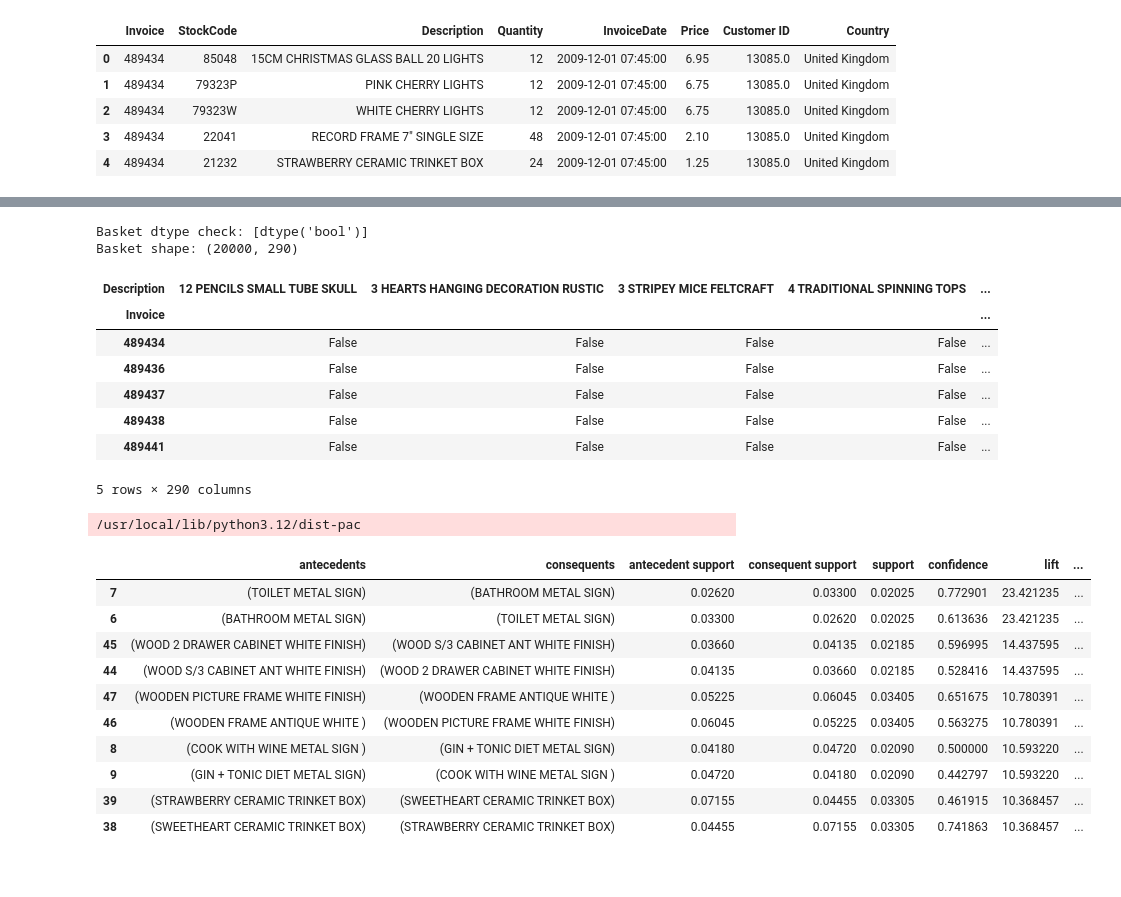
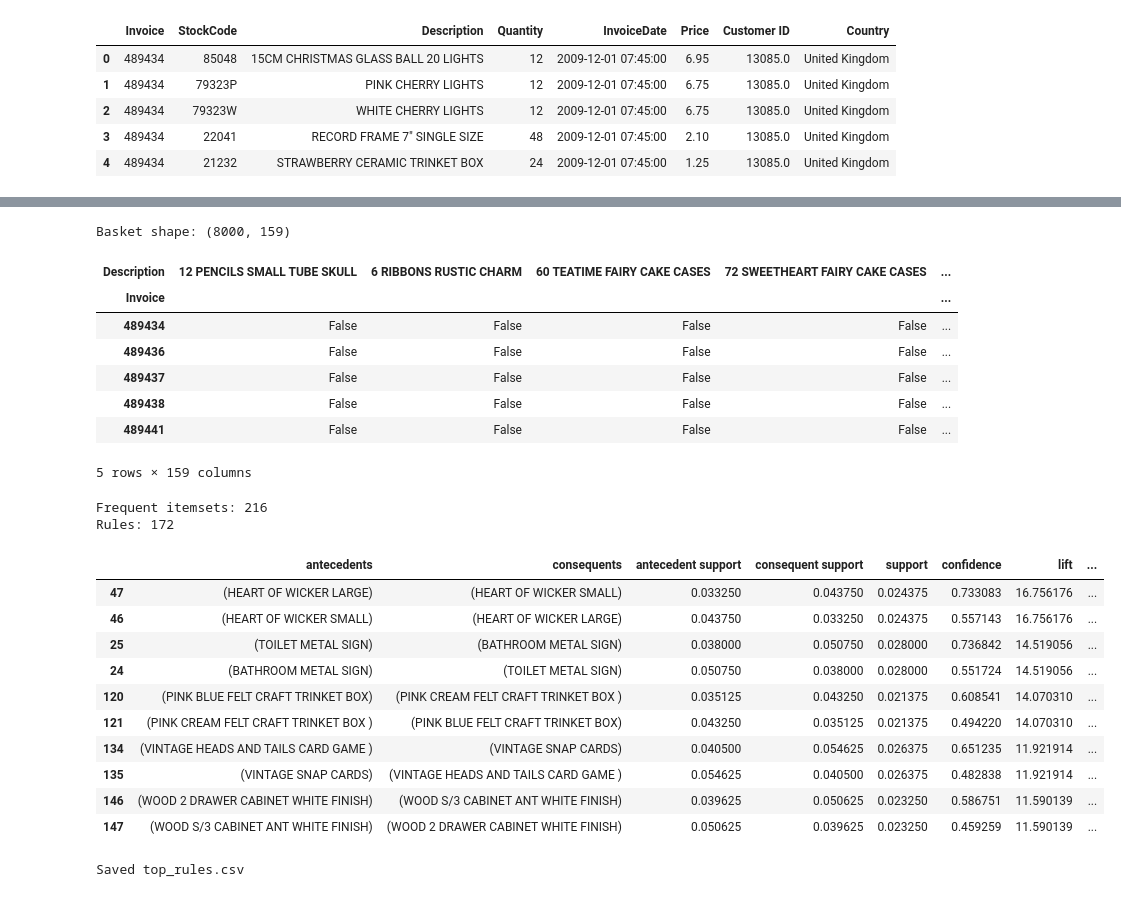
Before and after one commit to Sedat8kk/cs4412-pattern-discovery-retail, a Jupyter notebook: notebooks/M2_analysis.ipynb, the cells around one changed output, grey strips where cells are left out. Cells and saved outputs as stored; diff of their text form; code cells hidden in the pictures.

```diff
--- a/notebooks/M2_analysis.ipynb
+++ b/notebooks/M2_analysis.ipynb
@@ -163,0 +72,28 @@ unique products: 290
+# %%
+import pandas as pd
+
+# Load dataset
+df = pd.read_csv("online_retail_II.csv", encoding="ISO-8859-1")
+df["Invoice"] = df["Invoice"].astype(str)
+
+# Basic cleaning
+df = df.dropna(subset=["Invoice", "Description", "Country"])
+df = df[~df["Invoice"].str.startswith("C")]   # remove cancellations
+df = df[df["Quantity"] > 0]                   # valid quantity
+df = df[df["Price"] > 0]                      # valid price
+
+# Reduce size (preprocessing decision)
+df = df[df["Country"] == "United Kingdom"]    # biggest portion, reduces RAM a lot
+
+TOP_N_ITEMS = 200
+top_items = df["Description"].value_counts().head(TOP_N_ITEMS).index
+df = df[df["Description"].isin(top_items)]
+
+MAX_INVOICES = 8000
+keep_invoices = df["Invoice"].drop_duplicates().head(MAX_INVOICES)
+df = df[df["Invoice"].isin(keep_invoices)]
+
+print("Filtered rows:", df.shape[0])
+print("Invoices:", df["Invoice"].nunique())
+print("Unique products:", df["Description"].nunique())
+df.head()
@@ -164,46 +110,54 @@ unique products: 290
 # %%
 basket = (
-    df2.groupby(["Invoice", "Description"])["Quantity"]
-       .sum()
-       .unstack(fill_value=0)
+    df.groupby(["Invoice", "Description"])["Quantity"]
+      .sum()
+      .unstack(fill_value=0)
 )
 
 basket = basket.gt(0)
 
-print("Basket dtype check:", basket.dtypes.unique())
 print("Basket shape:", basket.shape)
 basket.head()
 # %% [output]
-Basket dtype check: [dtype('bool')]
-Basket shape: (20000, 290)
+Basket shape: (8000, 159)
-| Description | 12 PENCILS SMALL TUBE SKULL | 3 HEARTS HANGING DECORATION RUSTIC | 3 STRIPEY MICE FELTCRAFT | 4 TRADITIONAL SPINNING TOPS | ... |
+| Description | 12 PENCILS SMALL TUBE SKULL | 6 RIBBONS RUSTIC CHARM | 60 TEATIME FAIRY CAKE CASES | 72 SWEETHEART FAIRY CAKE CASES | ... |
 | Invoice |  |  |  |  | ... |
 | 489434 | False | False | False | False | ... |
 | 489436 | False | False | False | False | ... |
 | 489437 | False | False | False | False | ... |
 | 489438 | False | False | False | False | ... |
 | 489441 | False | False | False | False | ... |
-5 rows × 290 columns
+5 rows × 159 columns
 # %%
+!pip -q install mlxtend
 from mlxtend.frequent_patterns import apriori, association_rules
 
 frequent_items = apriori(basket, min_support=0.02, use_colnames=True)
 rules = association_rules(frequent_items, metric="lift", min_threshold=1.0)
+rules = rules.sort_values(["lift", "confidence"], ascending=False)
 
-rules.sort_values(["lift","confidence"], ascending=False).head(10)
+print("Frequent itemsets:", len(frequent_items))
+print("Rules:", len(rules))
+rules.head(10)
 # %% [output]
-/usr/local/lib/python3.12/dist-pac
+Frequent itemsets: 216
+Rules: 172
 |  | antecedents | consequents | antecedent support | consequent support | support | confidence | lift | ... |
-| 7 | (TOILET METAL SIGN) | (BATHROOM METAL SIGN) | 0.02620 | 0.03300 | 0.02025 | 0.772901 | 23.421235 | ... |
-| 6 | (BATHROOM METAL SIGN) | (TOILET METAL SIGN) | 0.03300 | 0.02620 | 0.02025 | 0.613636 | 23.421235 | ... |
-| 45 | (WOOD 2 DRAWER CABINET WHITE FINISH) | (WOOD S/3 CABINET ANT WHITE FINISH) | 0.03660 | 0.04135 | 0.02185 | 0.596995 | 14.437595 | ... |
-| 44 | (WOOD S/3 CABINET ANT WHITE FINISH) | (WOOD 2 DRAWER CABINET WHITE FINISH) | 0.04135 | 0.03660 | 0.02185 | 0.528416 | 14.437595 | ... |
-| 47 | (WOODEN PICTURE FRAME WHITE FINISH) | (WOODEN FRAME ANTIQUE WHITE ) | 0.05225 | 0.06045 | 0.03405 | 0.651675 | 10.780391 | ... |
-| 46 | (WOODEN FRAME ANTIQUE WHITE ) | (WOODEN PICTURE FRAME WHITE FINISH) | 0.06045 | 0.05225 | 0.03405 | 0.563275 | 10.780391 | ... |
-| 8 | (COOK WITH WINE METAL SIGN ) | (GIN + TONIC DIET METAL SIGN) | 0.04180 | 0.04720 | 0.02090 | 0.500000 | 10.593220 | ... |
-| 9 | (GIN + TONIC DIET METAL SIGN) | (COOK WITH WINE METAL SIGN ) | 0.04720 | 0.04180 | 0.02090 | 0.442797 | 10.593220 | ... |
-| 39 | (STRAWBERRY CERAMIC TRINKET BOX) | (SWEETHEART CERAMIC TRINKET BOX) | 0.07155 | 0.04455 | 0.03305 | 0.461915 | 10.368457 | ... |
-| 38 | (SWEETHEART CERAMIC TRINKET BOX) | (STRAWBERRY CERAMIC TRINKET BOX) | 0.04455 | 0.07155 | 0.03305 | 0.741863 | 10.368457 | ... |
+| 47 | (HEART OF WICKER LARGE) | (HEART OF WICKER SMALL) | 0.033250 | 0.043750 | 0.024375 | 0.733083 | 16.756176 | ... |
+| 46 | (HEART OF WICKER SMALL) | (HEART OF WICKER LARGE) | 0.043750 | 0.033250 | 0.024375 | 0.557143 | 16.756176 | ... |
+| 25 | (TOILET METAL SIGN) | (BATHROOM METAL SIGN) | 0.038000 | 0.050750 | 0.028000 | 0.736842 | 14.519056 | ... |
+| 24 | (BATHROOM METAL SIGN) | (TOILET METAL SIGN) | 0.050750 | 0.038000 | 0.028000 | 0.551724 | 14.519056 | ... |
+| 120 | (PINK BLUE FELT CRAFT TRINKET BOX) | (PINK CREAM FELT CRAFT TRINKET BOX ) | 0.035125 | 0.043250 | 0.021375 | 0.608541 | 14.070310 | ... |
+| 121 | (PINK CREAM FELT CRAFT TRINKET BOX ) | (PINK BLUE FELT CRAFT TRINKET BOX) | 0.043250 | 0.035125 | 0.021375 | 0.494220 | 14.070310 | ... |
+| 134 | (VINTAGE HEADS AND TAILS CARD GAME ) | (VINTAGE SNAP CARDS) | 0.040500 | 0.054625 | 0.026375 | 0.651235 | 11.921914 | ... |
+| 135 | (VINTAGE SNAP CARDS) | (VINTAGE HEADS AND TAILS CARD GAME ) | 0.054625 | 0.040500 | 0.026375 | 0.482838 | 11.921914 | ... |
+| 146 | (WOOD 2 DRAWER CABINET WHITE FINISH) | (WOOD S/3 CABINET ANT WHITE FINISH) | 0.039625 | 0.050625 | 0.023250 | 0.586751 | 11.590139 | ... |
+| 147 | (WOOD S/3 CABINET ANT WHITE FINISH) | (WOOD 2 DRAWER CABINET WHITE FINISH) | 0.050625 | 0.039625 | 0.023250 | 0.459259 | 11.590139 | ... |
+# %%
+rules.head(20).to_csv("top_rules.csv", index=False)
+print("Saved top_rules.csv")
+# %% [output]
+Saved top_rules.csv
 # %%
 import warnings
 warnings.filterwarnings("ignore")
```
Also changed, not shown: parts of 21 cells of this notebook.
